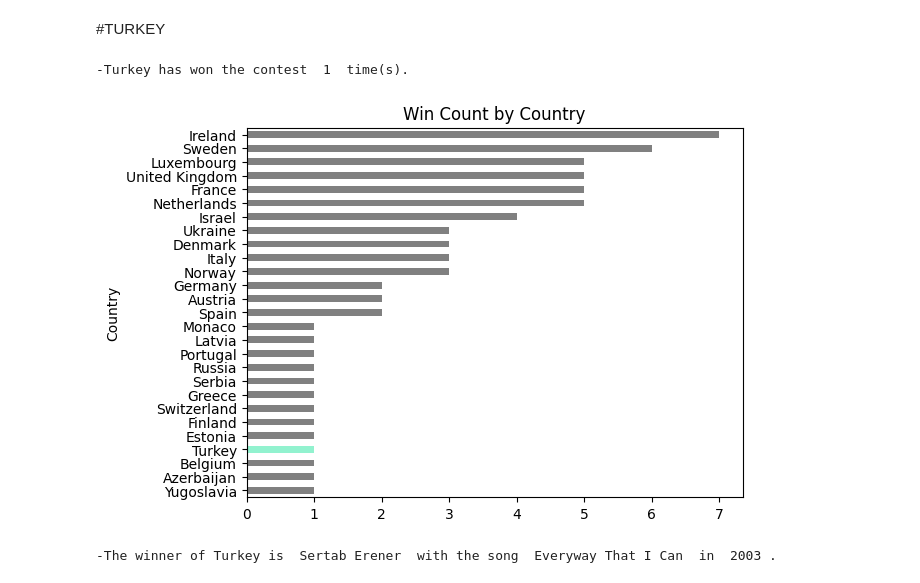
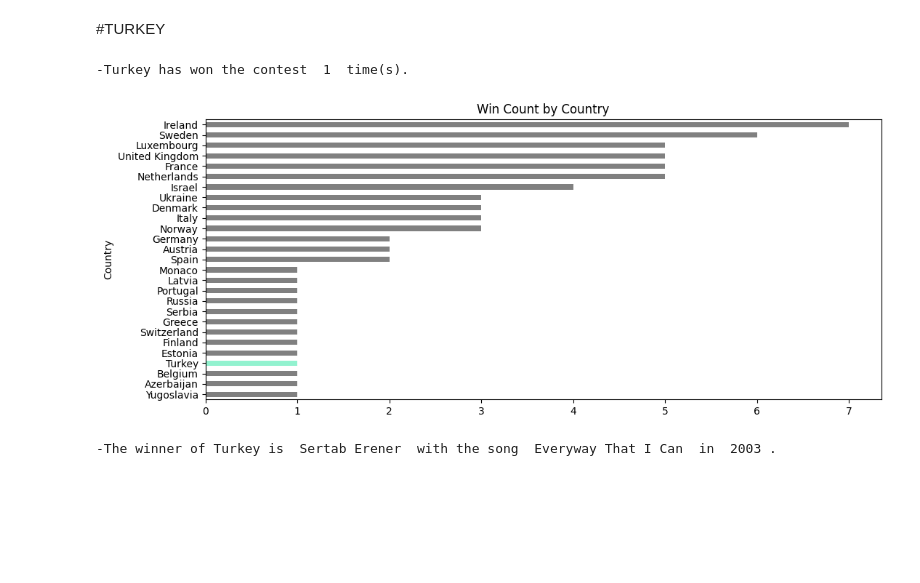
Before and after one commit to sedataskan/eurovision, a Jupyter notebook: eurovision.ipynb, the cells around one changed output. Drawn from its saved outputs; the diff is of its cells as text; code cells hidden in the pictures; blank space fills up the shorter version.

```diff
--- a/eurovision.ipynb
+++ b/eurovision.ipynb
@@ -129,24 +133,25 @@ plt.show()
 # %%
 #how many times Turkey won the contest
 
 turkey = winners[winners.artist_country == "Turkey"]
 
 data = winners.groupby(['artist_country']).size().sort_values(ascending=True)
 
 print("-Turkey has won the contest ",len(turkey)," time(s).")
 
-fig, ax = plt.subplots()
+fig = plt.figure(figsize=(12, 5))
+
 ax = data.plot(kind='barh', color = "grey", legend=False)
 
 pos = data.index.get_loc('Turkey')
 ax.patches[pos].set_facecolor('#92F2CF')
 
 plt.title("Win Count by Country")
 plt.ylabel("Country")
 plt.show()
 # %% [output]
 -Turkey has won the contest  1  time(s).
-[figure, old version]
+[figure, new version]
 # %%
 #winner of Turkey
 
```
Also changed, not shown: parts of 9 cells of this notebook, 1 other file.
